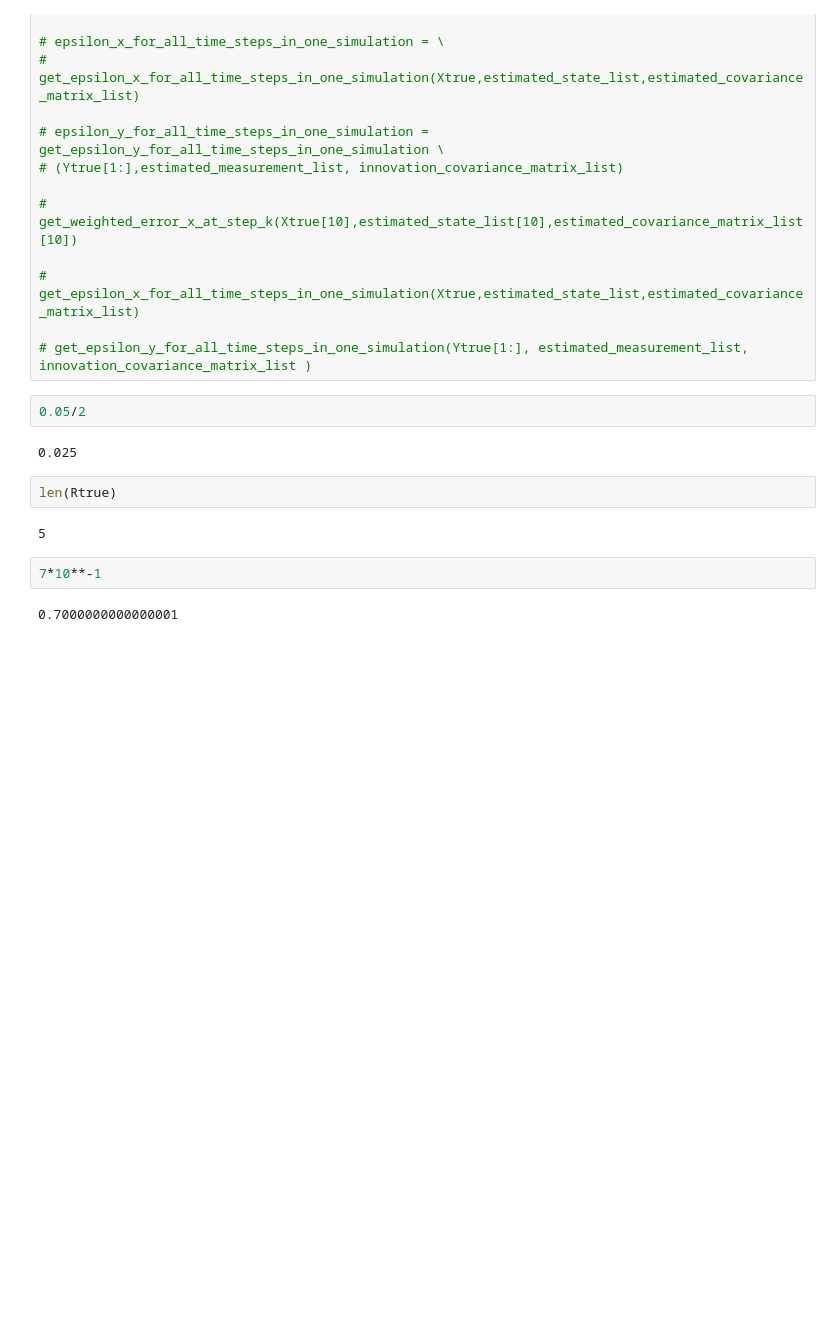
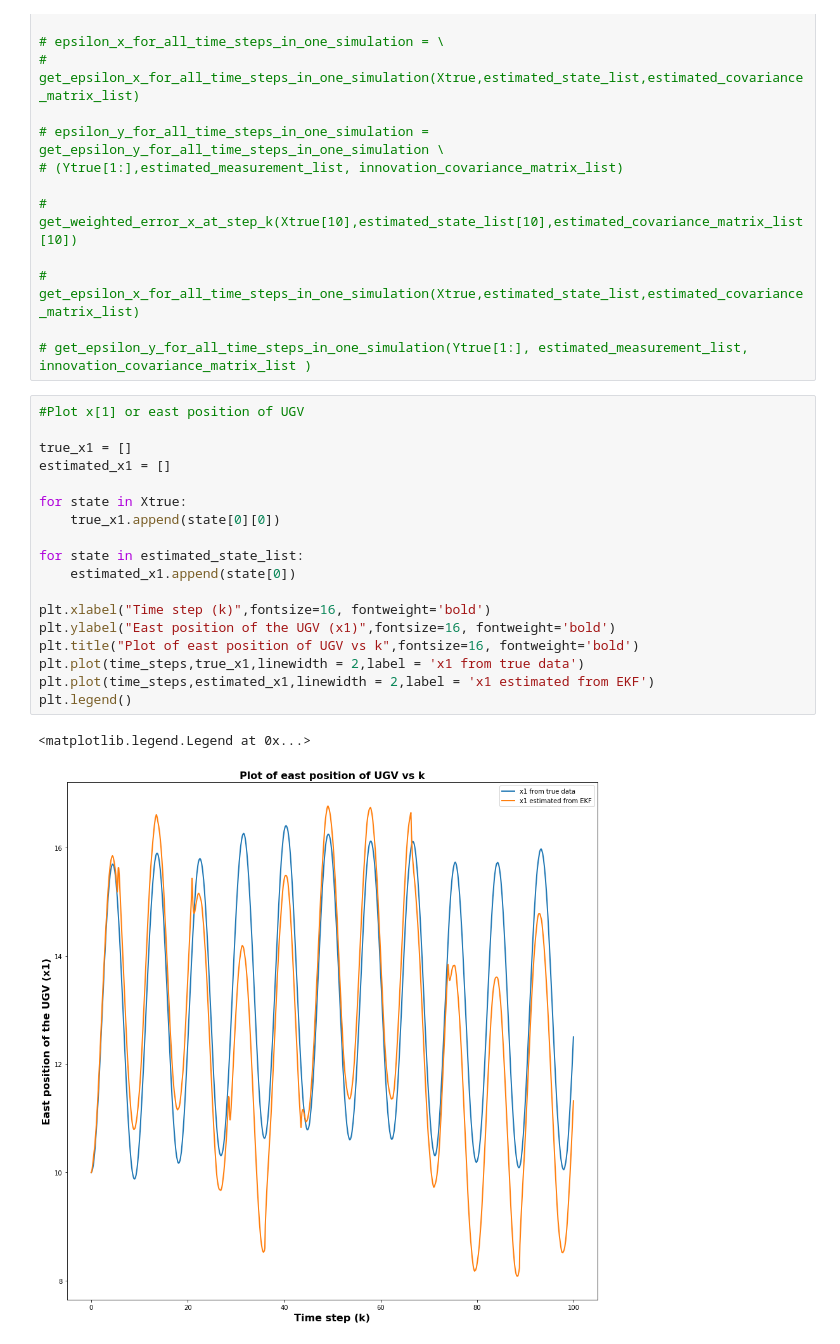
Before and after one commit to himanshugupta1009/robot_localization, a Jupyter notebook: Project_Report_2/EKF.ipynb, the cells around one changed output. Saved outputs shown, nothing was run; the diff lists cells and outputs as text; blank space fills up the shorter version.

```diff
--- a/Project_Report_2/EKF.ipynb
+++ b/Project_Report_2/EKF.ipynb
@@ -417,15 +421,24 @@ plt.legend()
 # get_epsilon_x_for_all_time_steps_in_one_simulation(Xtrue,estimated_state_list,estimated_covariance_matrix_list)
 
 # get_epsilon_y_for_all_time_steps_in_one_simulation(Ytrue[1:], estimated_measurement_list, innovation_covariance_matrix_list )
-# %%
-0.05/2
-# %% [output]
-0.025
-# %%
-len(Rtrue)
-# %% [output]
-5
-# %%
-7*10**-1
-# %% [output]
-0.7000000000000001
+# %%
+#Plot x[1] or east position of UGV
+
+true_x1 = []
+estimated_x1 = []
+
+for state in Xtrue:
+    true_x1.append(state[0][0])
+
+for state in estimated_state_list:
+    estimated_x1.append(state[0])
+
+plt.xlabel("Time step (k)",fontsize=16, fontweight='bold')
+plt.ylabel("East position of the UGV (x1)",fontsize=16, fontweight='bold')
+plt.title("Plot of east position of UGV vs k",fontsize=16, fontweight='bold')
+plt.plot(time_steps,true_x1,linewidth = 2,label = 'x1 from true data')
+plt.plot(time_steps,estimated_x1,linewidth = 2,label = 'x1 estimated from EKF')
+plt.legend()
+# %% [output]
+<matplotlib.legend.Legend at 0x...>
+[figure, added]
```
Also changed, not shown: parts of 13 cells of this notebook.
